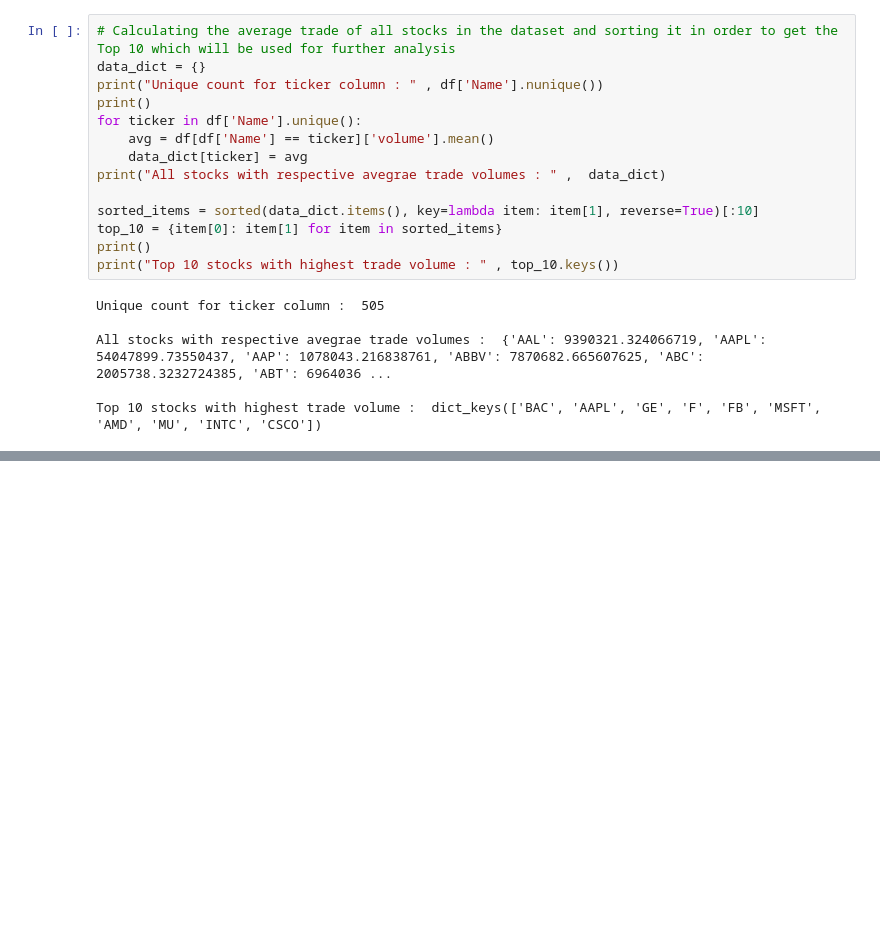
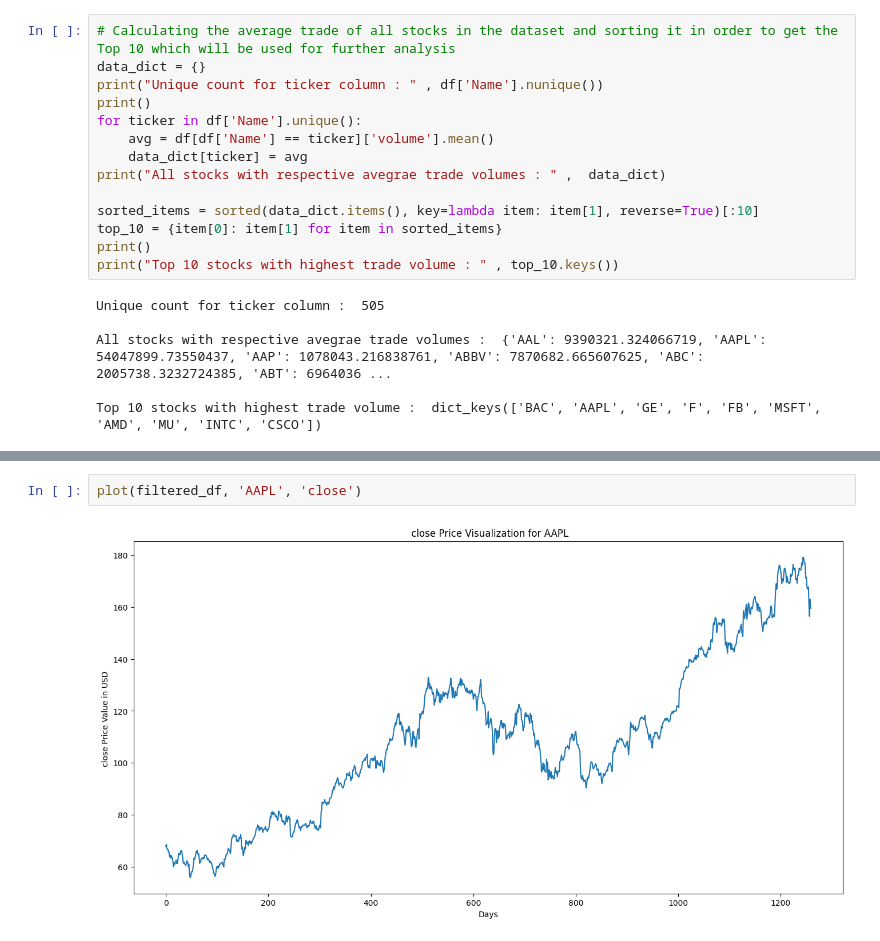
Before and after one commit to paarthvisharma/StockPricePrediction, a Jupyter notebook: StockPrediction.ipynb, the cells around one changed output, grey strips where cells are left out. Cells and saved outputs as stored; diff of their text form; blank space fills up the shorter version.

```diff
--- a/StockPrediction.ipynb
+++ b/StockPrediction.ipynb
@@ -128,0 +162,4 @@ Top 10 stocks with highest trade volume :  dict_keys(['BAC', 'AAPL', 'GE', 'F',
+# %%
+plot(filtered_df, 'AAPL', 'close')
+# %% [output]
+[figure, added]
```
Also changed, not shown: parts of 6 cells of this notebook.
